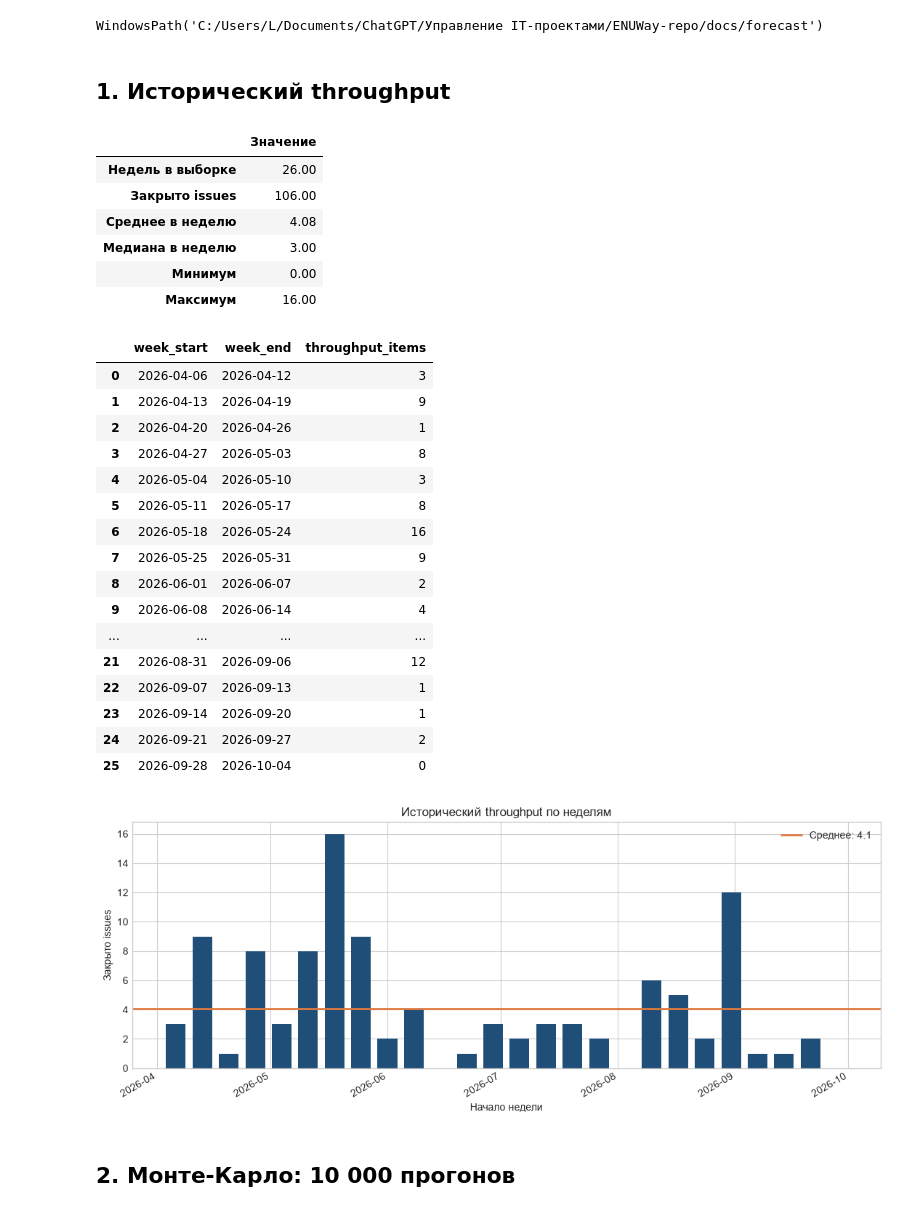
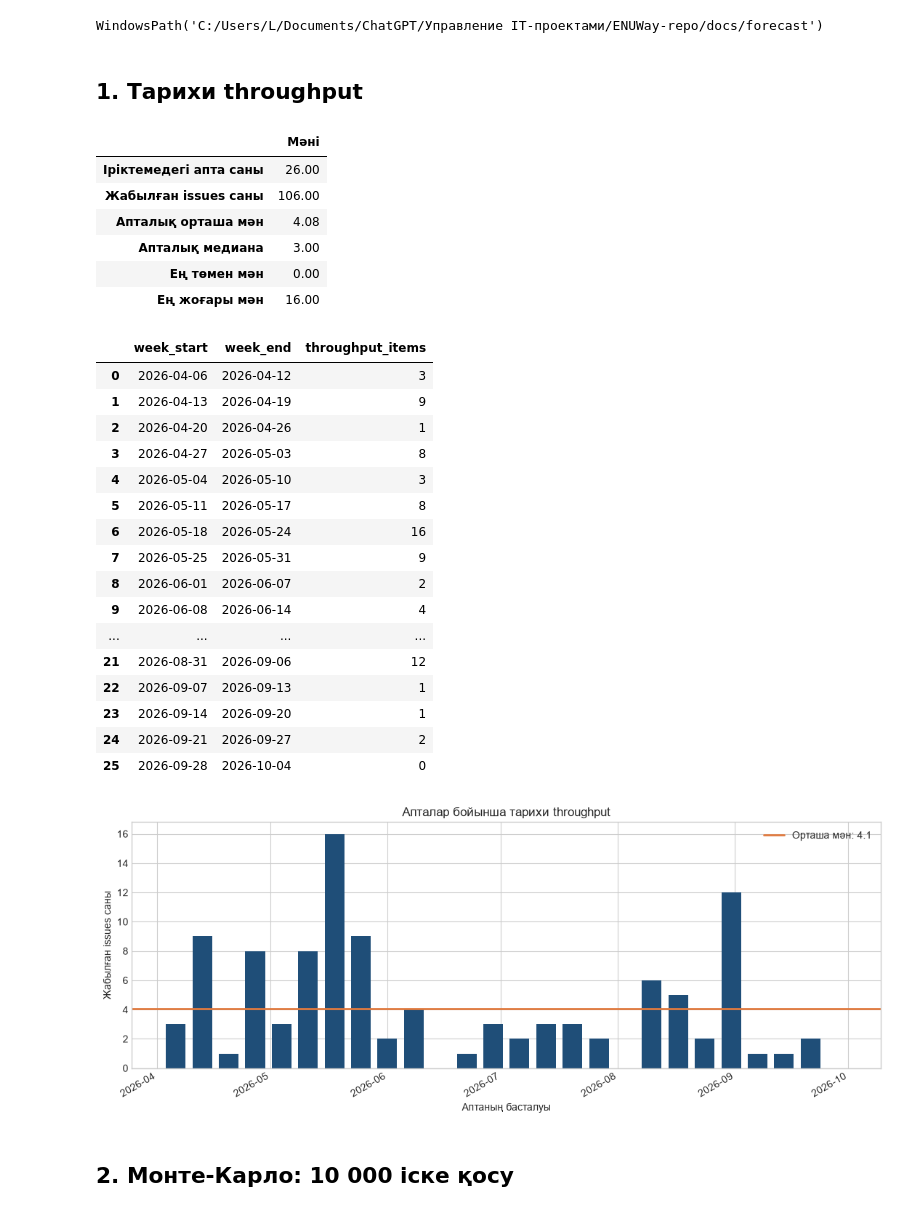
Before and after one commit to nypucjiam-create/ENUWay, a Jupyter notebook: docs/forecast/lz6-monte-carlo.ipynb, the cells around one changed output. Drawn from its saved outputs; the diff is of its cells as text; code cells hidden in the pictures.

```diff
--- a/docs/forecast/lz6-monte-carlo.ipynb
+++ b/docs/forecast/lz6-monte-carlo.ipynb
@@ -31,7 +31,7 @@ BASE
 # %% [output]
 WindowsPath('C:/Users/L/Documents/ChatGPT/Управление IT-проектами/ENUWay-repo/docs/forecast')
 # %% [markdown]
-## 1. Исторический throughput
+## 1. Тарихи throughput
 # %%
 history = pd.read_csv(BASE / "historical-throughput.csv", parse_dates=["week_start", "week_end"])
 source = json.loads((BASE / "data-source.json").read_text(encoding="utf-8"))
@@ -39,23 +39,23 @@ throughput = history["throughput_items"].to_numpy(dtype=int)
 assert len(history) == 26
 assert throughput.sum() == source["closed_issues"]
 summary = pd.Series({
-    "Недель в выборке": len(throughput),
-    "Закрыто issues": int(throughput.sum()),
-    "Среднее в неделю": throughput.mean(),
-    "Медиана в неделю": np.median(throughput),
-    "Минимум": throughput.min(),
-    "Максимум": throughput.max(),
+    "Іріктемедегі апта саны": len(throughput),
+    "Жабылған issues саны": int(throughput.sum()),
+    "Апталық орташа мән": throughput.mean(),
+    "Апталық медиана": np.median(throughput),
+    "Ең төмен мән": throughput.min(),
+    "Ең жоғары мән": throughput.max(),
 })
-display(summary.to_frame("Значение").round(2))
+display(summary.to_frame("Мәні").round(2))
 display(history)
 # %% [output]
-|  | Значение |
-| Недель в выборке | 26.00 |
-| Закрыто issues | 106.00 |
-| Среднее в неделю | 4.08 |
-| Медиана в неделю | 3.00 |
-| Минимум | 0.00 |
-| Максимум | 16.00 |
+|  | Мәні |
+| Іріктемедегі апта саны | 26.00 |
+| Жабылған issues саны | 106.00 |
+| Апталық орташа мән | 4.08 |
+| Апталық медиана | 3.00 |
+| Ең төмен мән | 0.00 |
+| Ең жоғары мән | 16.00 |
 |  | week_start | week_end | throughput_items |
 | 0 | 2026-04-06 | 2026-04-12 | 3 |
 | 1 | 2026-04-13 | 2026-04-19 | 9 |
@@ -76,17 +76,17 @@ display(history)
 # %%
 fig, ax = plt.subplots(figsize=(11, 4.5))
 ax.bar(history["week_start"], throughput, width=5.2, color=BLUE)
-ax.axhline(throughput.mean(), color=ORANGE, linewidth=2, label=f"Среднее: {throughput.mean():.1f}")
-ax.set(title="Исторический throughput по неделям", xlabel="Начало недели", ylabel="Закрыто issues")
+ax.axhline(throughput.mean(), color=ORANGE, linewidth=2, label=f"Орташа мән: {throughput.mean():.1f}")
+ax.set(title="Апталар бойынша тарихи throughput", xlabel="Аптаның басталуы", ylabel="Жабылған issues саны")
 ax.legend()
 fig.autofmt_xdate()
 fig.tight_layout()
 fig.savefig(BASE / "historical-throughput.png", dpi=180, bbox_inches="tight")
 plt.show()
 # %% [output]
-[figure, old version]
+[figure, new version]
 # %% [markdown]
-## 2. Монте-Карло: 10 000 прогонов
+## 2. Монте-Карло: 10 000 іске қосу
 # %%
 rng = np.random.default_rng(SEED)
 weeks_to_finish = np.empty(RUNS, dtype=int)
```
Also changed, not shown: parts of 19 cells of this notebook, 7 other files.
